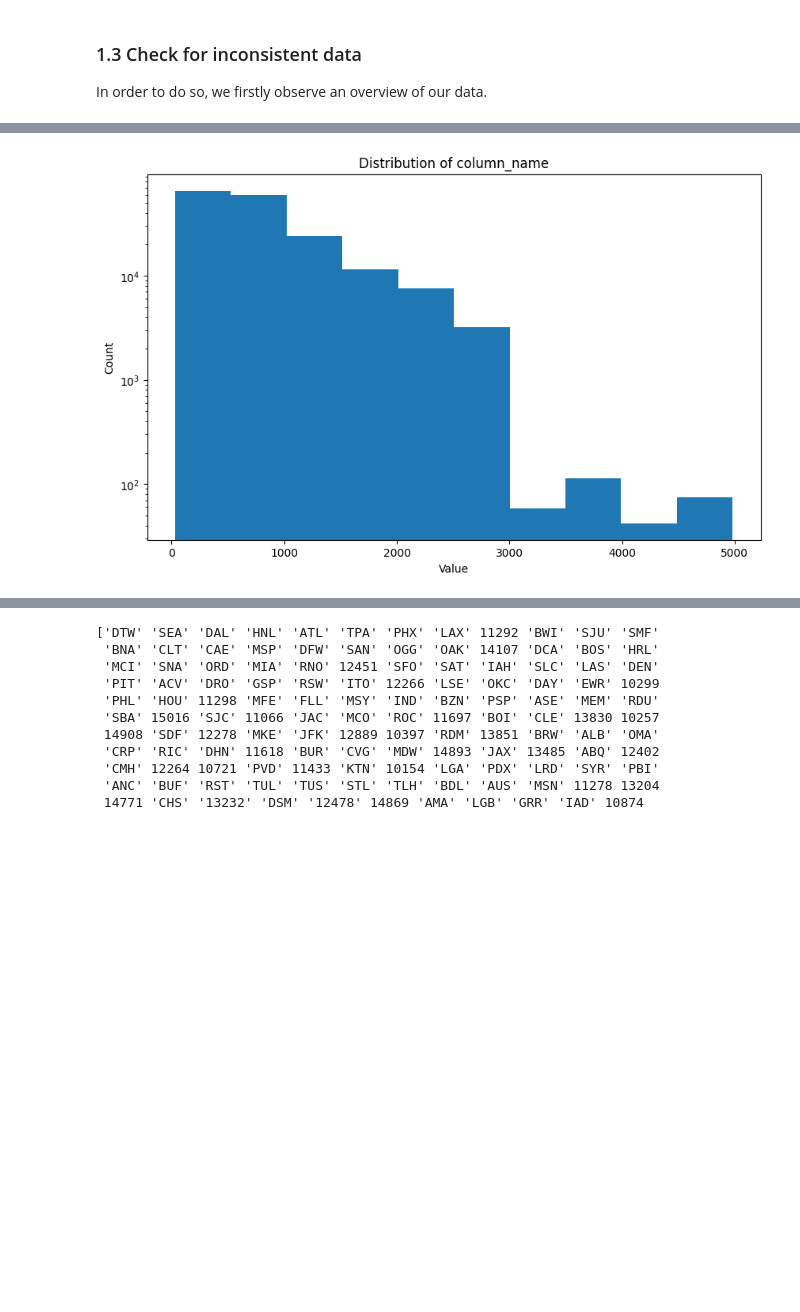
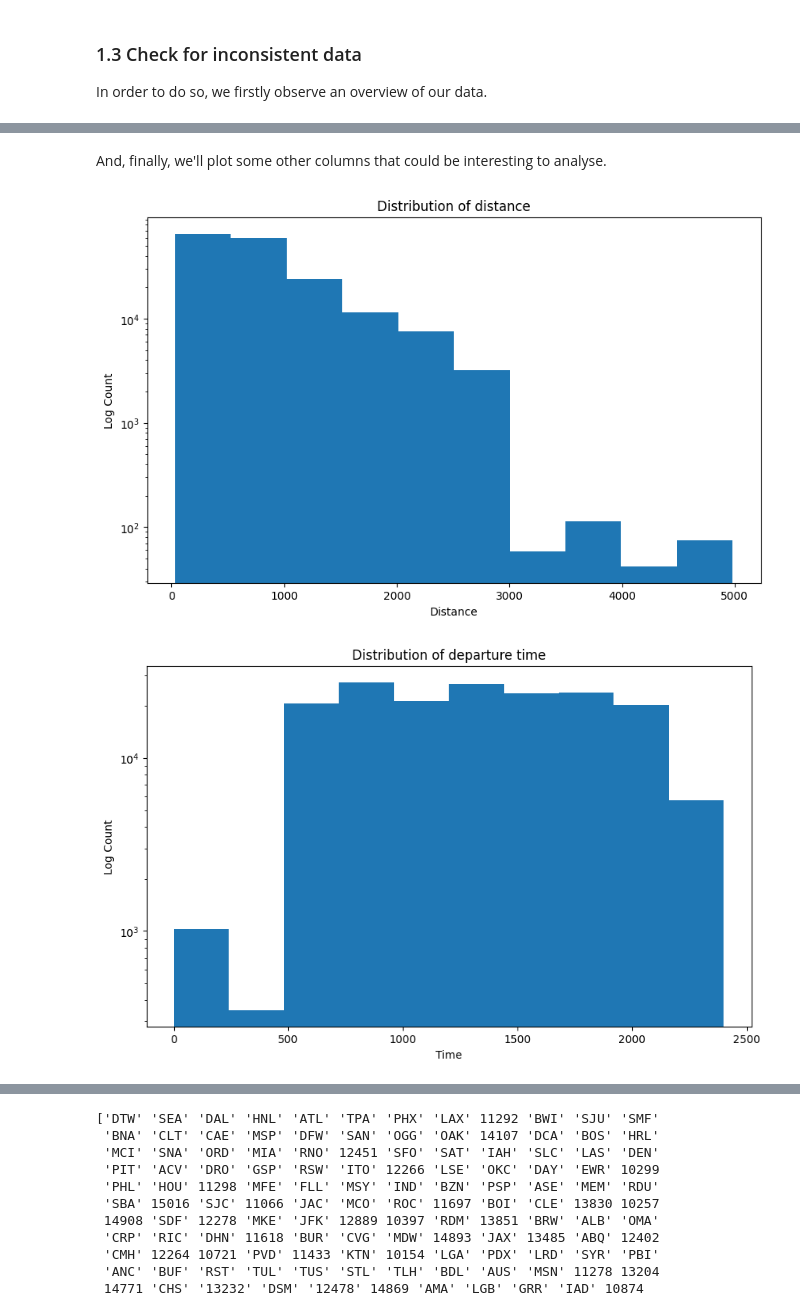
Before and after one commit to marcjaner/AA1_project, a Jupyter notebook: AA1_practica_JanerCamps.ipynb, the cells around one changed output, grey strips where cells are left out. Drawn from its saved outputs; the diff is of its cells as text; code cells hidden in the pictures; blank space fills up the shorter version.

```diff
--- a/AA1_practica_JanerCamps.ipynb
+++ b/AA1_practica_JanerCamps.ipynb
@@ -217,4 +233,9 @@ plot_histogram_of_column(flights["DAY_OF_WEEK"], "Distribution of day of week",
+# %% [markdown]
+And, finally, we'll plot some other columns that could be interesting to analyse.
 # %%
-plot_histogram_of_column(flights["DISTANCE"], "Distribution of distance", None, "Distance", False, True)
+plot_histogram_of_column(flights["DISTANCE"], "Distribution of distance", "Distance", None, False, True)
+
+plot_histogram_of_column(flights["DEPARTURE_TIME"], "Distribution of departure time", "Time", None, False, True)
 # %% [output]
-[figure, old version]
+[figure, new version]
+[figure, added]
```
Also changed, not shown: parts of 8 cells of this notebook.
